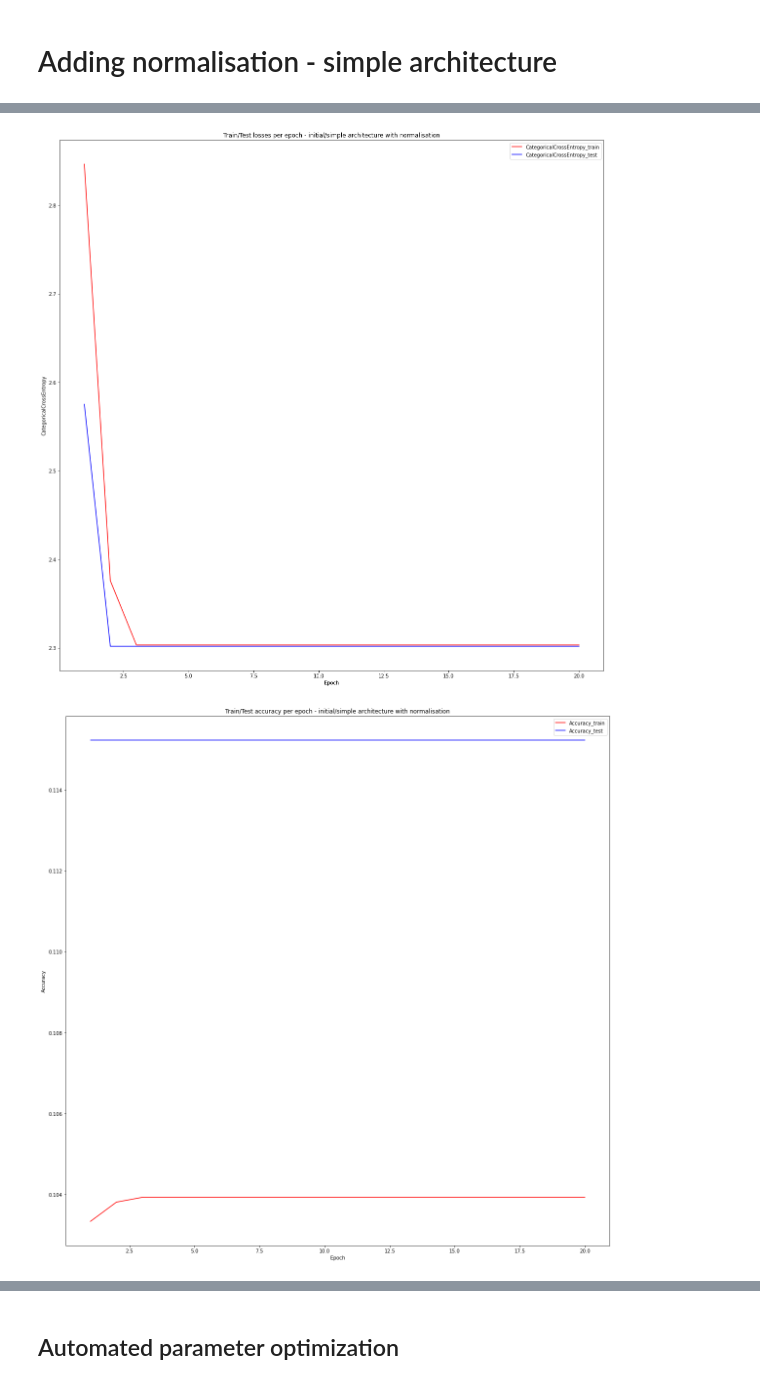
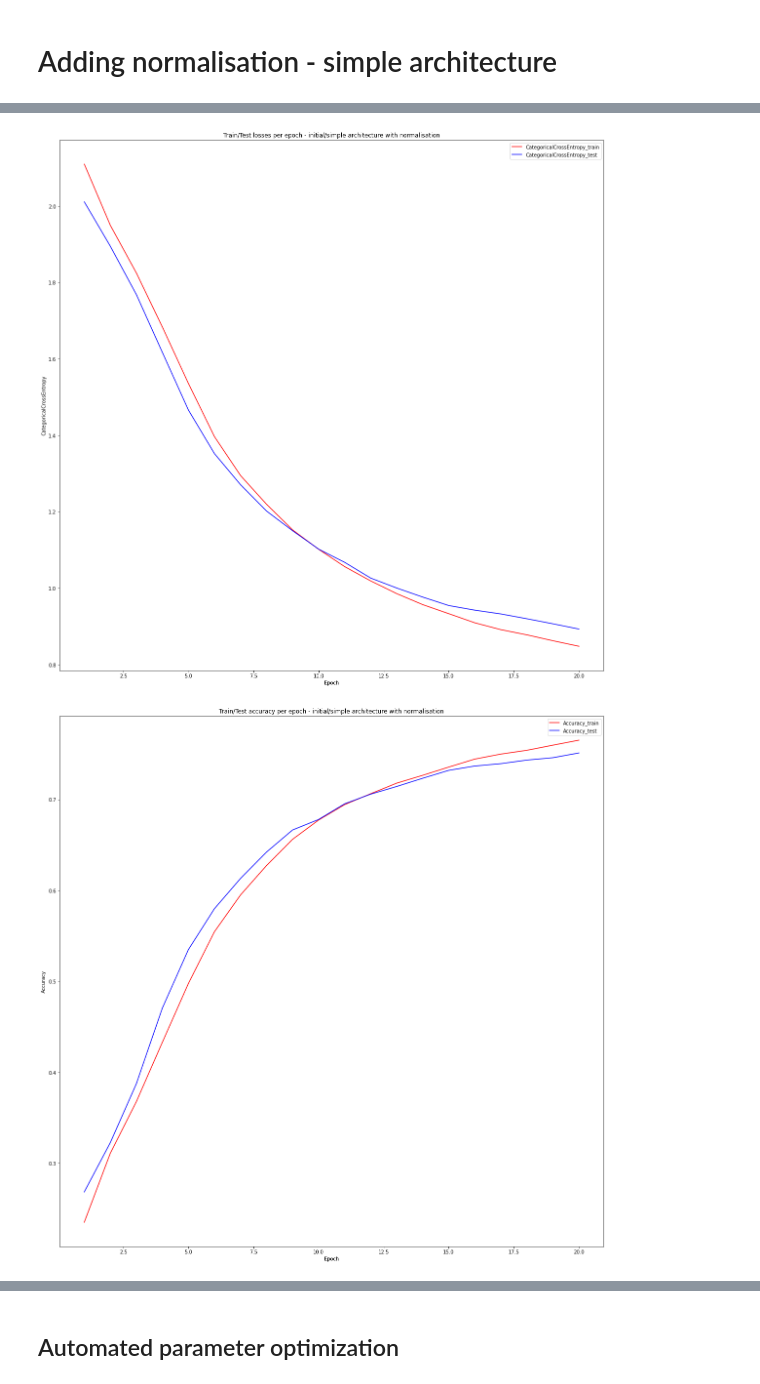
Before and after one commit to antoniszczepanik/toygrad, a Jupyter notebook: mnist.ipynb, the cells around one changed output, grey strips where cells are left out. Drawn from its saved outputs; the diff is of its cells as text; code cells hidden in the pictures.

```diff
--- a/mnist.ipynb
+++ b/mnist.ipynb
@@ -99,7 +105,8 @@ Wall time: 6min 58s
 # Adding normalisation - simple architecture
 # %%
 %%time
-X = transform(X)
+X_train = transform(X_train)
+X_test = transform(X_test)
 layers = [
     Layer(in_size=28*28, out_size=32, activ_function=Sigmoid),
     Layer(in_size=32, out_size=10, activ_function=SoftMax),
@@ -139,2 +146,2 @@ Epoch    2
-[figure, old version]
+[figure, new version]
-[figure, old version]
+[figure, new version]
```
Also changed, not shown: parts of 8 cells of this notebook.
